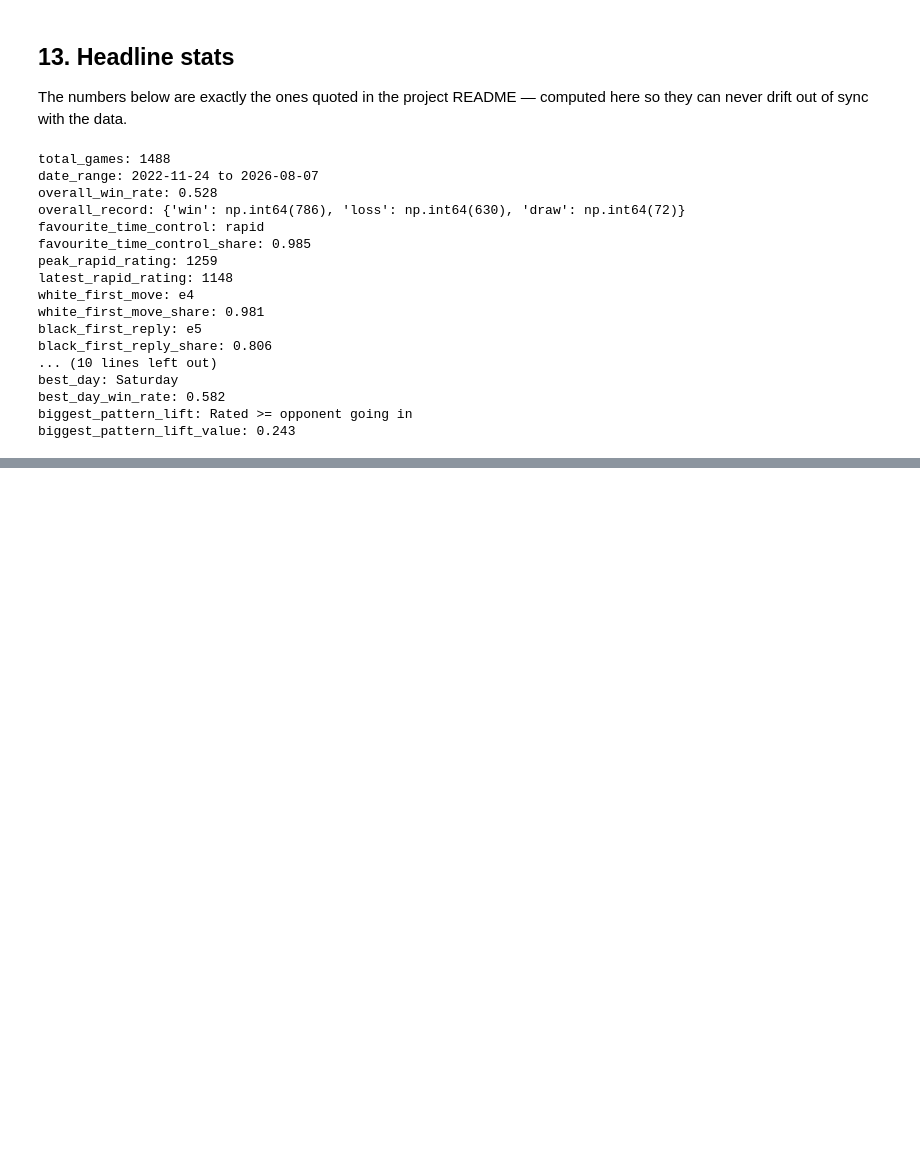
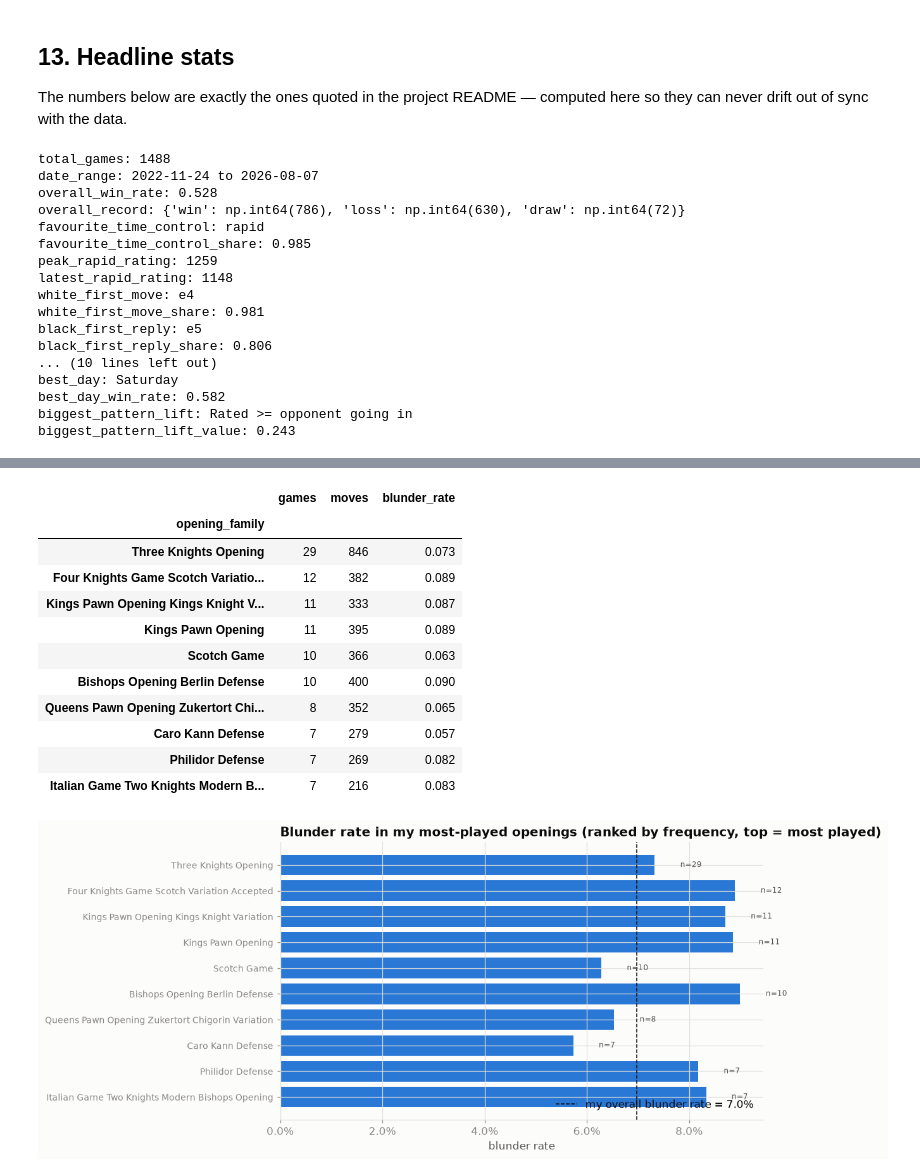
Before and after one commit to BadrWaqas/chess-self-analysis, a Jupyter notebook: notebooks/chess_self_analysis.ipynb, the cells around one changed output, grey strips where cells are left out. Cells and saved outputs as stored; diff of their text form; code cells hidden in the pictures; blank space fills up the shorter version.

```diff
--- a/notebooks/chess_self_analysis.ipynb
+++ b/notebooks/chess_self_analysis.ipynb
@@ -895,0 +1025,47 @@ biggest_pattern_lift_value: 0.243
+# %%
+MIN_GAMES_OPENING = 6
+
+sample_games = df[df["uuid"].isin(moves["uuid"])]
+opening_freq = sample_games["opening_family"].value_counts()
+favourite_openings = opening_freq[opening_freq >= MIN_GAMES_OPENING].index.tolist()
+
+opening_stats = (
+    moves[moves["opening_family"].isin(favourite_openings)]
+    .groupby("opening_family", observed=True)
+    .agg(games=("uuid", "nunique"), moves=("cp_loss", "size"), blunder_rate=("classification", lambda s: (s == "blunder").mean()))
+    .reindex(favourite_openings)  # keep frequency order = "favourite" order
+    .sort_values("games", ascending=False)
+)
+display(opening_stats.round(3))
+
+fig, ax = plt.subplots(figsize=(11, 5))
+y = np.arange(len(opening_stats))
+ax.barh(y, opening_stats["blunder_rate"], color=CATEGORICAL[0])
+ax.axvline(overall_blunder_rate, color=INK, linestyle="--", linewidth=1,
+           label=f"my overall blunder rate = {overall_blunder_rate:.1%}")
+ax.set_yticks(y)
+ax.set_yticklabels(opening_stats.index, fontsize=9)
+ax.invert_yaxis()  # most-played opening (favourite) on top
+ax.xaxis.set_major_formatter(mticker.PercentFormatter(xmax=1))
+ax.set_xlabel("blunder rate")
+ax.set_title("Blunder rate in my most-played openings (ranked by frequency, top = most played)")
+ax.legend(frameon=False, loc="lower right")
+for i, (n, r) in enumerate(zip(opening_stats["games"], opening_stats["blunder_rate"])):
+    ax.text(r + 0.005, i, f"n={n}", va="center", fontsize=8, color=INK_SECONDARY)
+
+plt.tight_layout()
+plt.show()
+# %% [output]
+|  | games | moves | blunder_rate |
+| opening_family |  |  |  |
+| Three Knights Opening | 29 | 846 | 0.073 |
+| Four Knights Game Scotch Variatio... | 12 | 382 | 0.089 |
+| Kings Pawn Opening Kings Knight V... | 11 | 333 | 0.087 |
+| Kings Pawn Opening | 11 | 395 | 0.089 |
+| Scotch Game | 10 | 366 | 0.063 |
+| Bishops Opening Berlin Defense | 10 | 400 | 0.090 |
+| Queens Pawn Opening Zukertort Chi... | 8 | 352 | 0.065 |
+| Caro Kann Defense | 7 | 279 | 0.057 |
+| Philidor Defense | 7 | 269 | 0.082 |
+| Italian Game Two Knights Modern B... | 7 | 216 | 0.083 |
+[figure, added]
```
Also changed, not shown: parts of 13 cells of this notebook, 6 other files.
